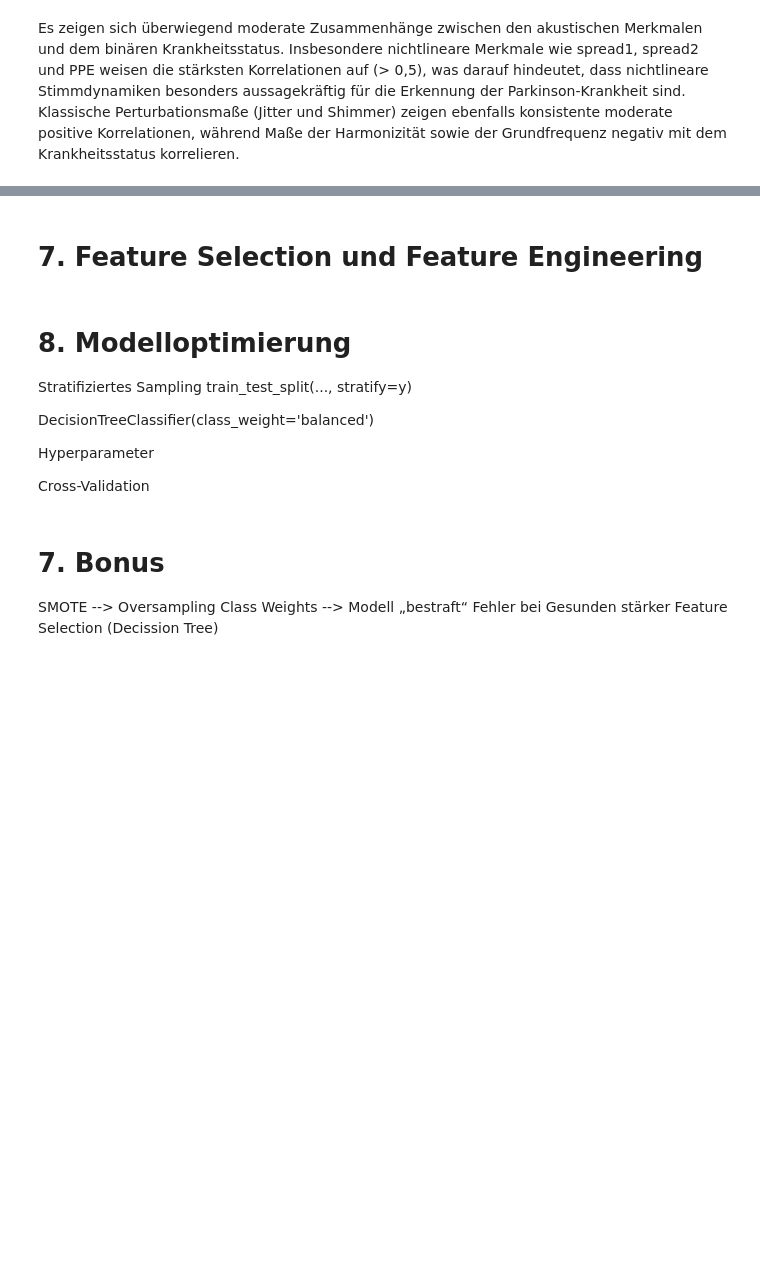
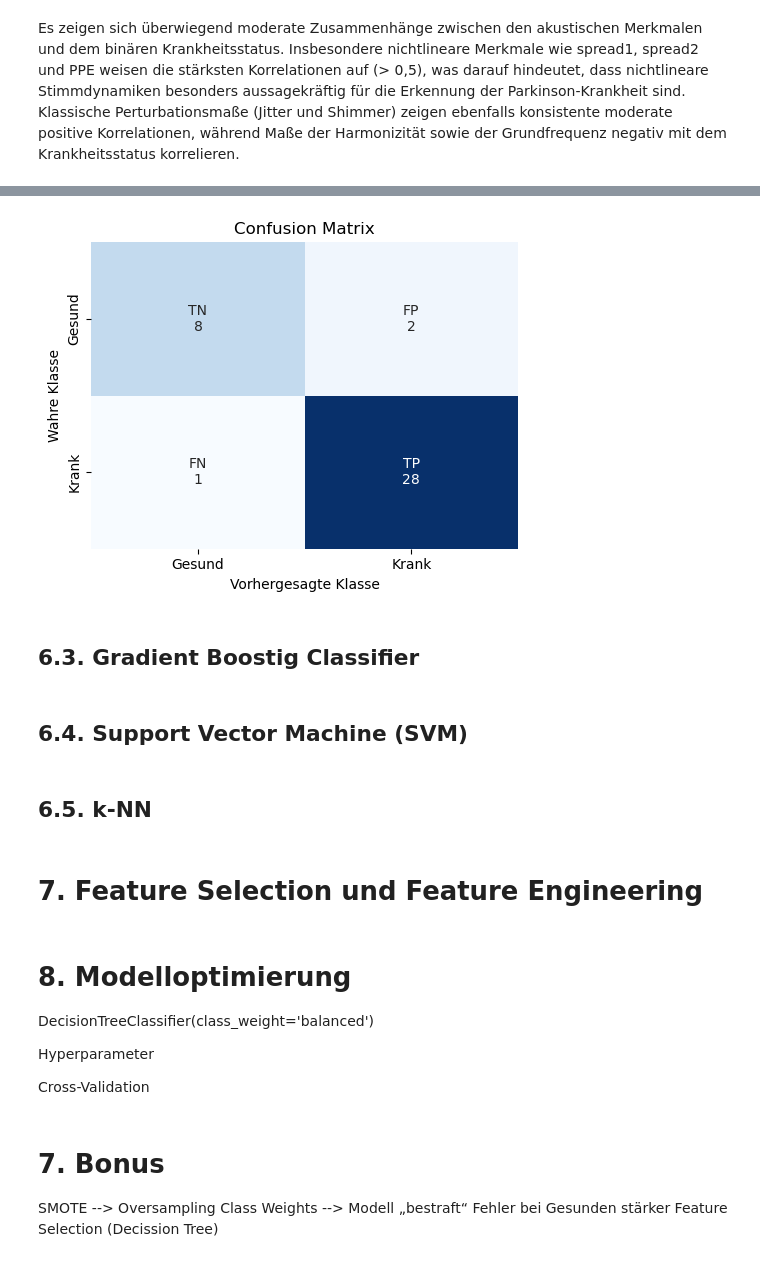
Before and after one commit to annikavanrooijen/Parkinson-Detection, a Jupyter notebook: Semesterprojekt.ipynb, the cells around one changed output, grey strips where cells are left out. Cells and saved outputs as stored; diff of their text form; code cells hidden in the pictures; blank space fills up the shorter version.

```diff
--- a/Semesterprojekt.ipynb
+++ b/Semesterprojekt.ipynb
@@ -1100,0 +1196,7 @@ ROC-AUC
+# %%
+rf = RandomForestClassifier(
+    n_estimators=500,
+    random_state=42,
+    #class_weight="balanced",
+    n_jobs=-1 # alle verfügbaren Kerne nutzen
+)
@@ -1100,0 +1207,3 @@ ROC-AUC
+# %%
+y_pred = rf.predict(X_test)
+y_proba = rf.predict_proba(X_test)[:, 1]
@@ -1101,9 +1226,17 @@ ROC-AUC
+# %%
+plot_confusion_matrix(y_test, y_pred)
+# %% [output]
+[figure, added]
+# %% [markdown]
+## 6.3. Gradient Boostig Classifier
+# %% [markdown]
+## 6.4. Support Vector Machine (SVM)
+# %% [markdown]
+## 6.5. k-NN
 # %% [markdown]
 # 7. Feature Selection und Feature Engineering
 # %% [markdown]
 # 8. Modelloptimierung
-Stratifiziertes Sampling
-train_test_split(..., stratify=y)
 
 DecisionTreeClassifier(class_weight='balanced')
 
```
Also changed, not shown: parts of 19 cells of this notebook.
